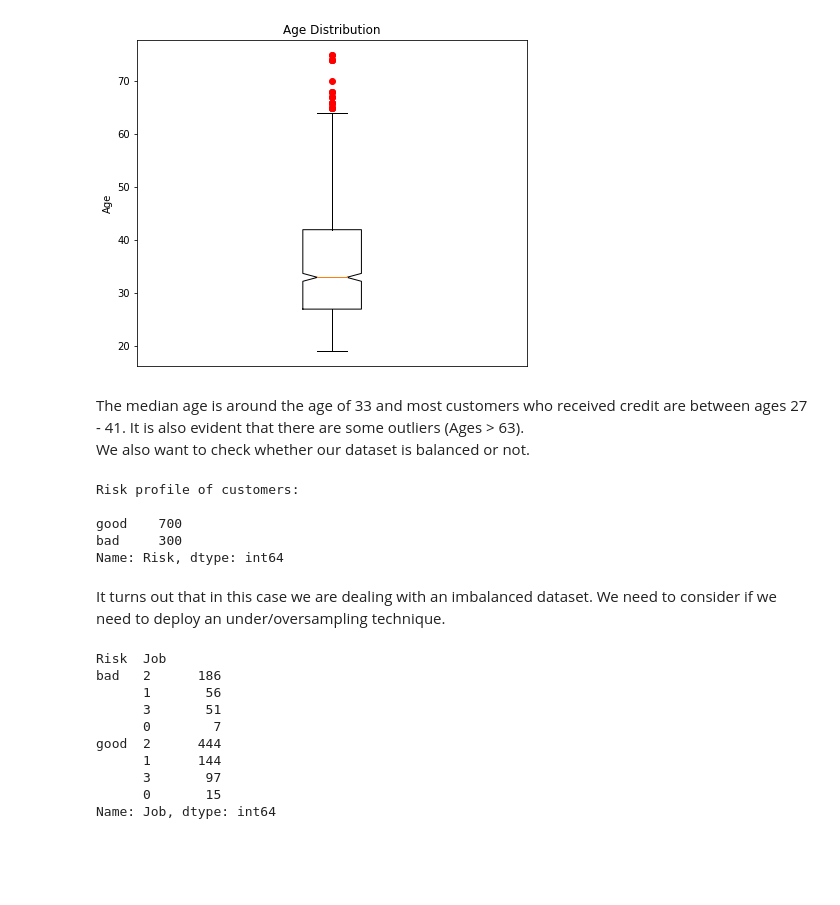
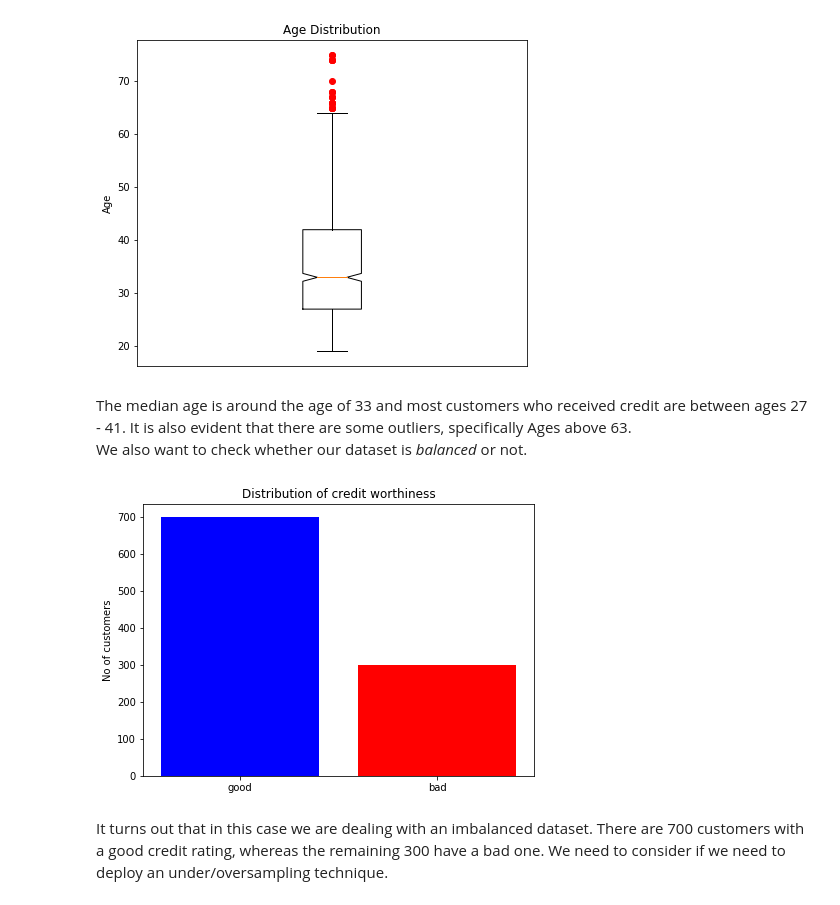
Before and after one commit to pvts/credit-risk-classification, a Jupyter notebook: Credit Risk Classification.ipynb, the cells around one changed output. Drawn from its saved outputs; the diff is of its cells as text; code cells hidden in the pictures; blank space fills up the shorter version.

```diff
--- a/Credit Risk Classification.ipynb
+++ b/Credit Risk Classification.ipynb
@@ -90,28 +93,21 @@ plt.show()
 # %% [output]
 [figure]
 # %% [markdown]
-The median age is around the age of 33 and most customers who received credit are between ages 27 - 41. It is also evident that there are some outliers (Ages > 63). <br>
-We also want to check whether our dataset is balanced or not.
+The median age is around the age of 33 and most customers who received credit are between ages 27 - 41. It is also evident that there are some outliers, specifically Ages above 63. <br>
+We also want to check whether our dataset is *balanced* or not.
-# %%
-print(f"Risk profile of customers:\n\n{df['Risk'].value_counts()}")
-# %% [output]
-Risk profile of customers:
-
-good    700
-bad     300
-Name: Risk, dtype: int64
+# %%
+#setting variables for the barplot
+good_risk = df['Risk'].value_counts()[0]
+bad_risk = df['Risk'].value_counts()[1]
+no_risk = [good_risk, bad_risk]
+
+#barplot of distribution of credit worthiness
+plt.figure(figsize=(7,5))
+plt.bar(['good','bad'], no_risk, color=['b','r'])
+plt.title('Distribution of credit worthiness')
+plt.ylabel('No of customers')
+plt.show()
+# %% [output]
+[figure, added]
 # %% [markdown]
-It turns out that in this case we are dealing with an imbalanced dataset. We need to consider if we need to deploy an under/oversampling technique.
+It turns out that in this case we are dealing with an imbalanced dataset. There are 700 customers with a good credit rating, whereas the remaining 300 have a bad one. We need to consider if we need to deploy an under/oversampling technique.
-# %%
-df.groupby('Risk')['Job'].value_counts()
-# %% [output]
-Risk  Job
-bad   2      186
-      1       56
-      3       51
-      0        7
-good  2      444
-      1      144
-      3       97
-      0       15
-Name: Job, dtype: int64
```
Also changed, not shown: parts of 17 cells of this notebook.
